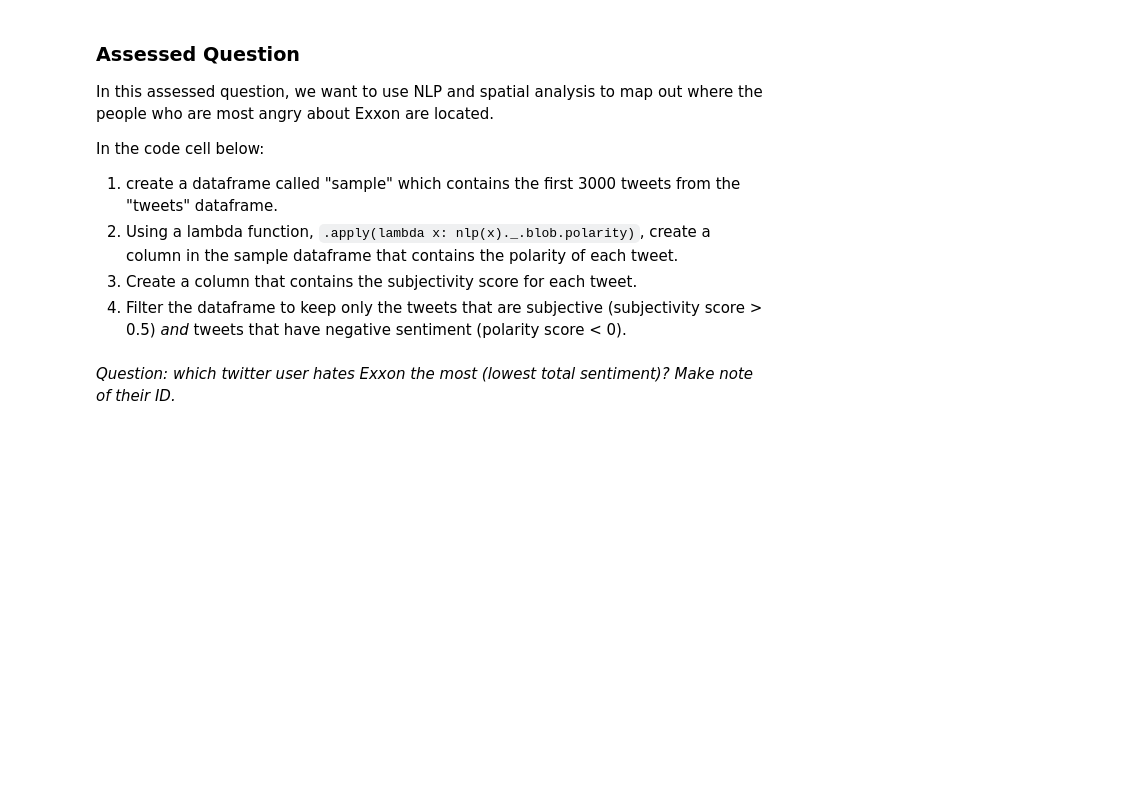
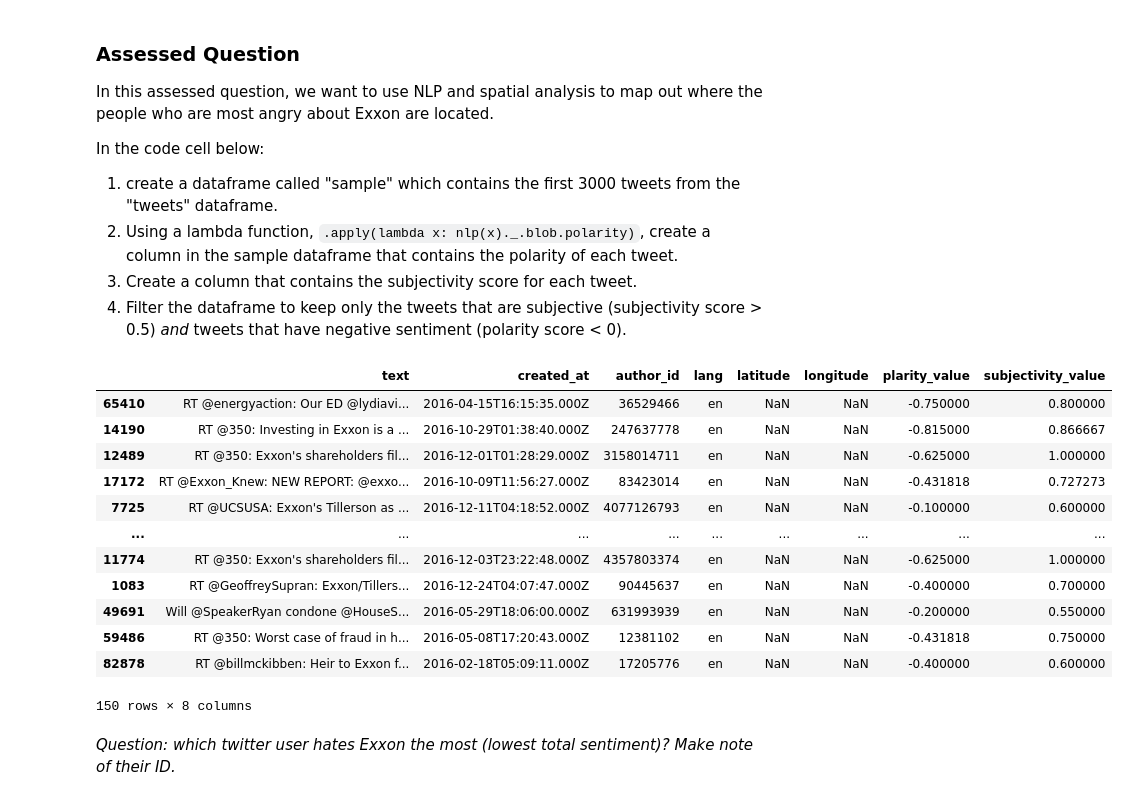
Before and after one commit to Chloe1111322/QM2, a Jupyter notebook: notebooks/W04. Natural Language Processing.ipynb, the cells around one changed output. Drawn from its saved outputs; the diff is of its cells as text; code cells hidden in the pictures; blank space fills up the shorter version.

```diff
--- a/notebooks/W04. Natural Language Processing.ipynb
+++ b/notebooks/W04. Natural Language Processing.ipynb
@@ -637,5 +632,26 @@ In the code cell below:
 2. Using a lambda function, `.apply(lambda x: nlp(x)._.blob.polarity)`, create a column in the sample dataframe that contains the polarity of each tweet.
 3. Create a column that contains the subjectivity score for each tweet.
 4. Filter the dataframe to keep only the tweets that are subjective (subjectivity score > 0.5) *and* tweets that have negative sentiment (polarity score < 0).
+# %%
+sample=tweets[4000:6000].copy()
+sample['plarity_value'] = sample['text'].apply(lambda x: nlp(x)._.blob.polarity)
+sample['subjectivity_value'] = sample['text'].apply(lambda x: nlp(x)._.blob.subjectivity)
+# sample = sample.sort_values(by='subjectivity_value', ascending=False)
+filtered_sample = sample[(sample['subjectivity_value'] > 0.5) & (sample['plarity_value'] < 0)]
+filtered_sample
+# %% [output]
+|  | text | created_at | author_id | lang | latitude | longitude | plarity_value | subjectivity_value |
+| 65410 | RT @energyaction: Our ED @lydiavi... | 2016-04-15T16:15:35.000Z | 36529466 | en | NaN | NaN | -0.750000 | 0.800000 |
+| 14190 | RT @350: Investing in Exxon is a ... | 2016-10-29T01:38:40.000Z | 247637778 | en | NaN | NaN | -0.815000 | 0.866667 |
+| 12489 | RT @350: Exxon's shareholders fil... | 2016-12-01T01:28:29.000Z | 3158014711 | en | NaN | NaN | -0.625000 | 1.000000 |
+| 17172 | RT @Exxon_Knew: NEW REPORT: @exxo... | 2016-10-09T11:56:27.000Z | 83423014 | en | NaN | NaN | -0.431818 | 0.727273 |
+| 7725 | RT @UCSUSA: Exxon's Tillerson as ... | 2016-12-11T04:18:52.000Z | 4077126793 | en | NaN | NaN | -0.100000 | 0.600000 |
+| ... | ... | ... | ... | ... | ... | ... | ... | ... |
+| 11774 | RT @350: Exxon's shareholders fil... | 2016-12-03T23:22:48.000Z | 4357803374 | en | NaN | NaN | -0.625000 | 1.000000 |
+| 1083 | RT @GeoffreySupran: Exxon/Tillers... | 2016-12-24T04:07:47.000Z | 90445637 | en | NaN | NaN | -0.400000 | 0.700000 |
+| 49691 | Will @SpeakerRyan condone @HouseS... | 2016-05-29T18:06:00.000Z | 631993939 | en | NaN | NaN | -0.200000 | 0.550000 |
+| 59486 | RT @350: Worst case of fraud in h... | 2016-05-08T17:20:43.000Z | 12381102 | en | NaN | NaN | -0.431818 | 0.750000 |
+| 82878 | RT @billmckibben: Heir to Exxon f... | 2016-02-18T05:09:11.000Z | 17205776 | en | NaN | NaN | -0.400000 | 0.600000 |
+150 rows × 8 columns
 # %% [markdown]
 *Question: which twitter user hates Exxon the most (lowest total sentiment)? Make note of their ID.*
```
Also changed, not shown: parts of 4 cells of this notebook.
